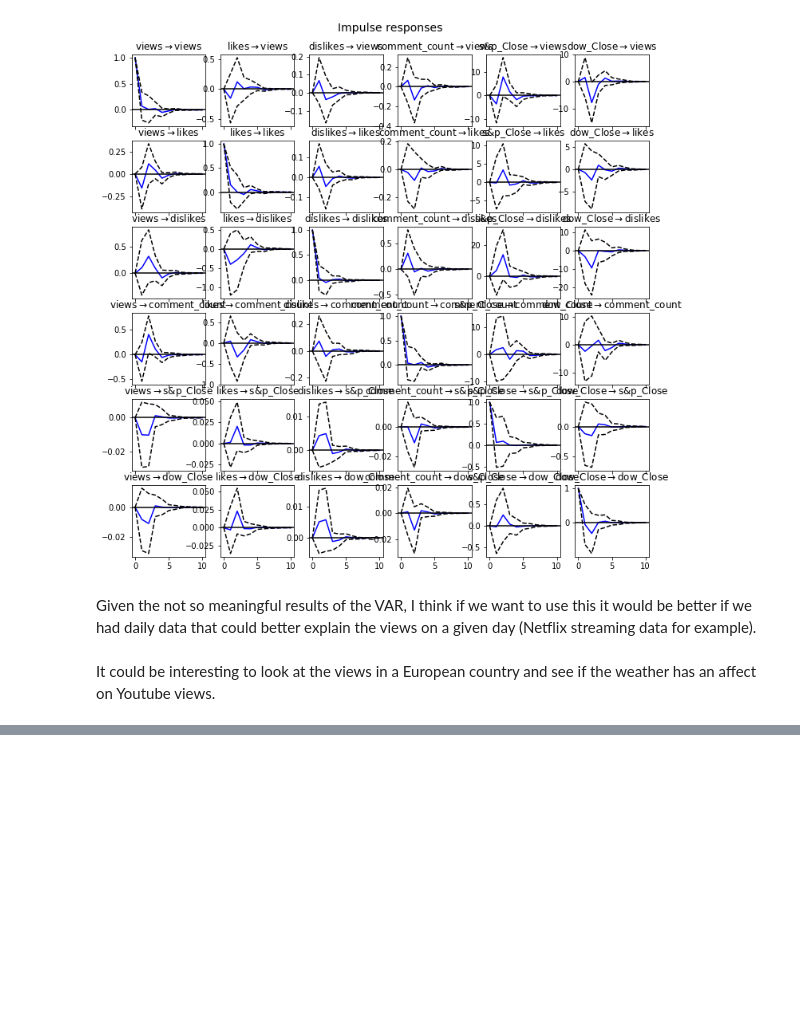
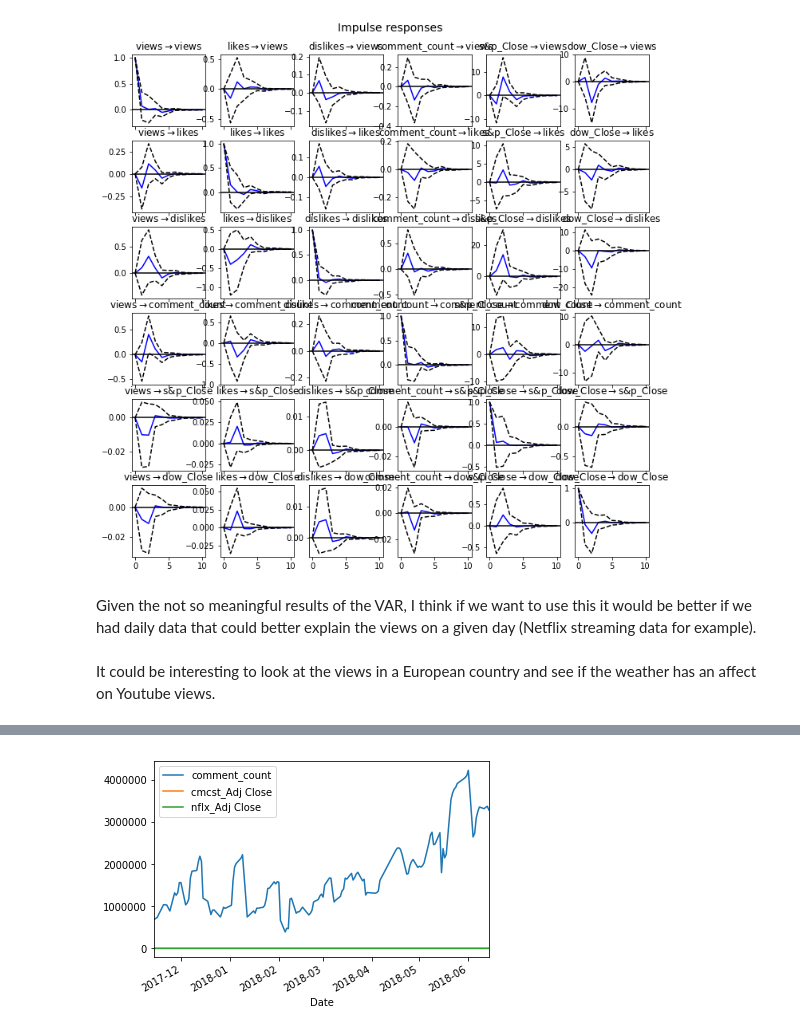
Before and after one commit to srive326/Youtube-forecasting, a Jupyter notebook: notebooks/Vars youtube.ipynb, the cells around one changed output, grey strips where cells are left out. Cells and saved outputs as stored; diff of their text form; code cells hidden in the pictures; blank space fills up the shorter version.

```diff
--- a/notebooks/Vars youtube.ipynb
+++ b/notebooks/Vars youtube.ipynb
@@ -156,0 +292,11 @@ FileNotFoundError: File b'../data/GBvideos.csv' does not exist
+# %%
+df = result2[['Date','views','comment_count','cmcst_Adj Close','nflx_Adj Close']]
+# %%
+df.index = pd.to_datetime(df.Date)
+df.head()
+df = df.drop(['Date'], axis=1)
+# %%
+df[['comment_count','cmcst_Adj Close','nflx_Adj Close']].plot()
+plt.show()
+# %% [output]
+[figure, added]
```
Also changed, not shown: parts of 51 cells of this notebook.
